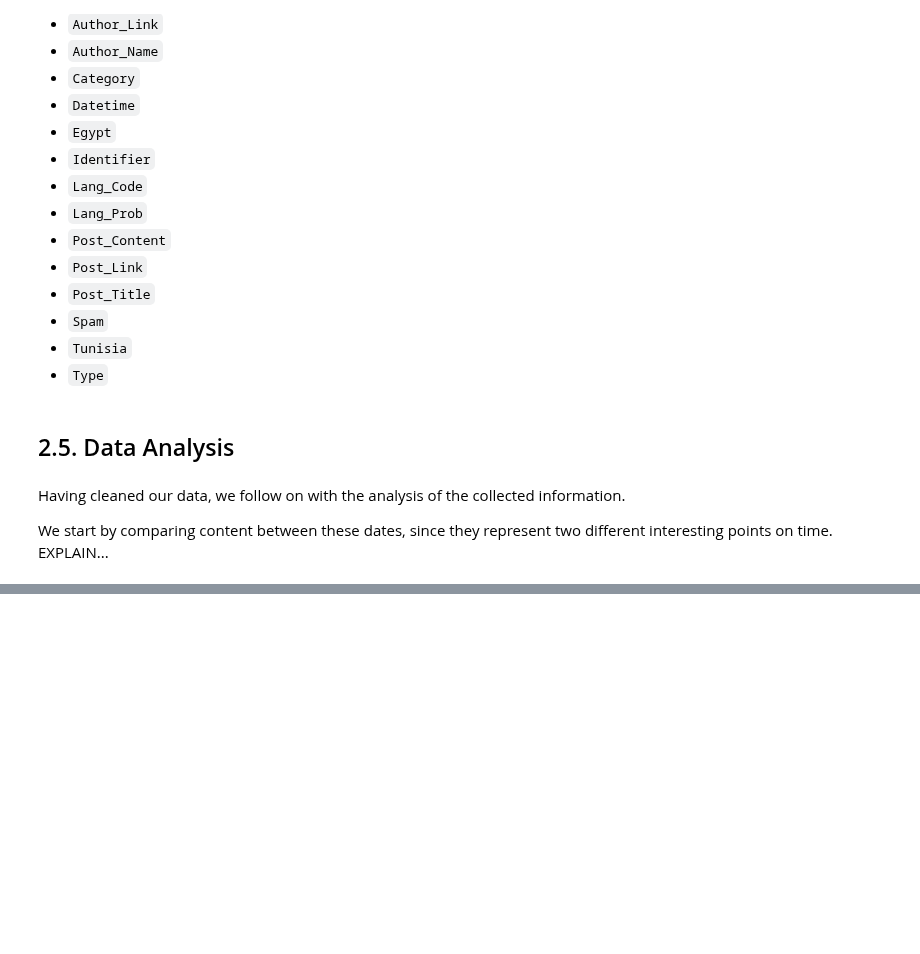
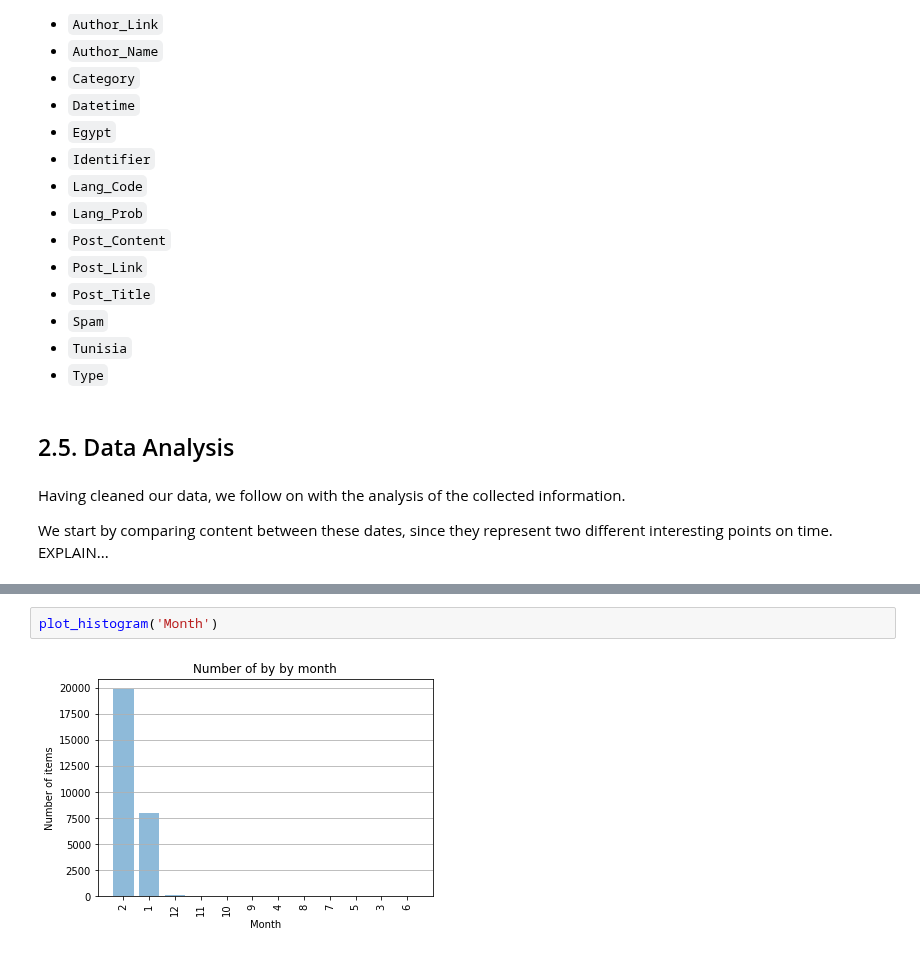
Before and after one commit to KhalilMrini/Revisiting-Arab-Spring, a Jupyter notebook: Project/Project.ipynb, the cells around one changed output, grey strips where cells are left out. Saved outputs shown, nothing was run; the diff lists cells and outputs as text; blank space fills up the shorter version.

```diff
--- a/Project/Project.ipynb
+++ b/Project/Project.ipynb
@@ -666,0 +699,4 @@ We start by comparing content between these dates, since they represent two diff
+# %%
+plot_histogram('Month')
+# %% [output]
+[figure, added]
```
Also changed, not shown: parts of 11 cells of this notebook, 1 other file.
